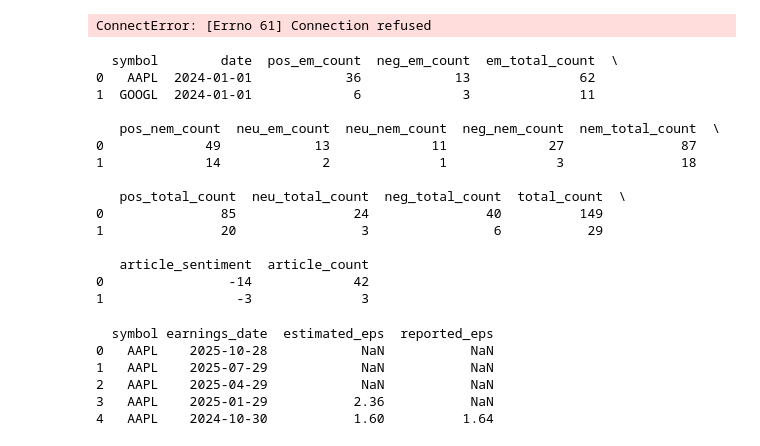
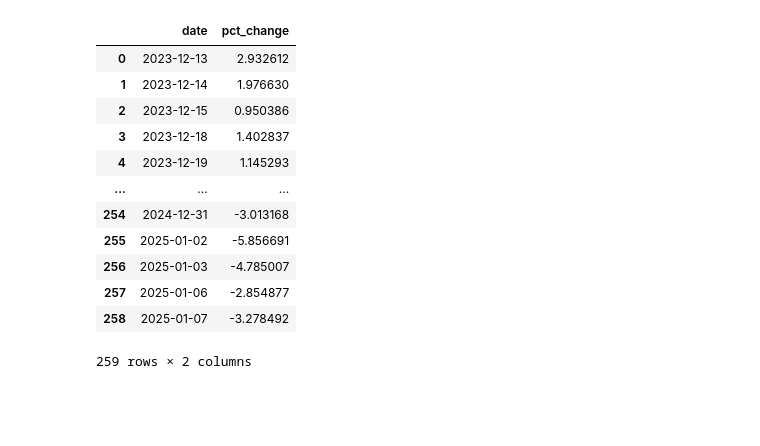
Before and after one commit to themoonwalker1/quantcap-options, a Jupyter notebook: options_data_retrieval.ipynb, the cells around one changed output. Cells and saved outputs as stored; diff of their text form; code cells hidden in the pictures; blank space fills up the shorter version.

```diff
--- a/options_data_retrieval.ipynb
+++ b/options_data_retrieval.ipynb
@@ -582,43 +669,0 @@ print(institutional_df.head())
-# %%
-# Testing
-my_data = GatherData()
-
-
-historical_df = my_data.get_historical_data(["AAPL"], "20240101", "20240105")
-print(historical_df)
-
-
-# Saving data to CSV
-historical_df.to_csv('historical_options_data.csv', index=False)
-# %% [output]
-ConnectError: [Errno 61] Connection refused
-# %%
-# Testing
-
-analyzer = GatherData()
-sentiment_df = analyzer.get_sentiment_data(["AAPL", "GOOGL"], "2024-01-01", "2024-01-02", "1d")
-print(sentiment_df.head())
-earnings_df = analyzer.get_earnings_data(["AAPL", "GOOGL"], "2024-01-01", "2024-01-02")
-print(earnings_df.head())
-# %% [output]
-  symbol        date  pos_em_count  neg_em_count  em_total_count  \
-0   AAPL  2024-01-01            36            13              62
-1  GOOGL  2024-01-01             6             3              11
-
-   pos_nem_count  neu_em_count  neu_nem_count  neg_nem_count  nem_total_count  \
-0             49            13             11             27               87
-1             14             2              1              3               18
-
-   pos_total_count  neu_total_count  neg_total_count  total_count  \
-0               85               24               40          149
-1               20                3                6           29
-
-   article_sentiment  article_count
-0                -14             42
-1                 -3              3
-  symbol earnings_date  estimated_eps  reported_eps
-0   AAPL    2025-10-28            NaN           NaN
-1   AAPL    2025-07-29            NaN           NaN
-2   AAPL    2025-04-29            NaN           NaN
-3   AAPL    2025-01-29           2.36           NaN
-4   AAPL    2024-10-30           1.60          1.64
@@ -656,0 +691,18 @@ class ProcessData():
+# %%
+# test code for fundamental data
+gather_fundamental = GatherData()
+gather_fundamental.get_fundamental_data("GOOGL", 5)
+# %% [output]
+|  | date | pct_change |
+| 0 | 2023-12-13 | 2.932612 |
+| 1 | 2023-12-14 | 1.976630 |
+| 2 | 2023-12-15 | 0.950386 |
+| 3 | 2023-12-18 | 1.402837 |
+| 4 | 2023-12-19 | 1.145293 |
+| ... | ... | ... |
+| 254 | 2024-12-31 | -3.013168 |
+| 255 | 2025-01-02 | -5.856691 |
+| 256 | 2025-01-03 | -4.785007 |
+| 257 | 2025-01-06 | -2.854877 |
+| 258 | 2025-01-07 | -3.278492 |
+259 rows × 2 columns
```
Also changed, not shown: parts of 11 cells of this notebook, 1 other file.
